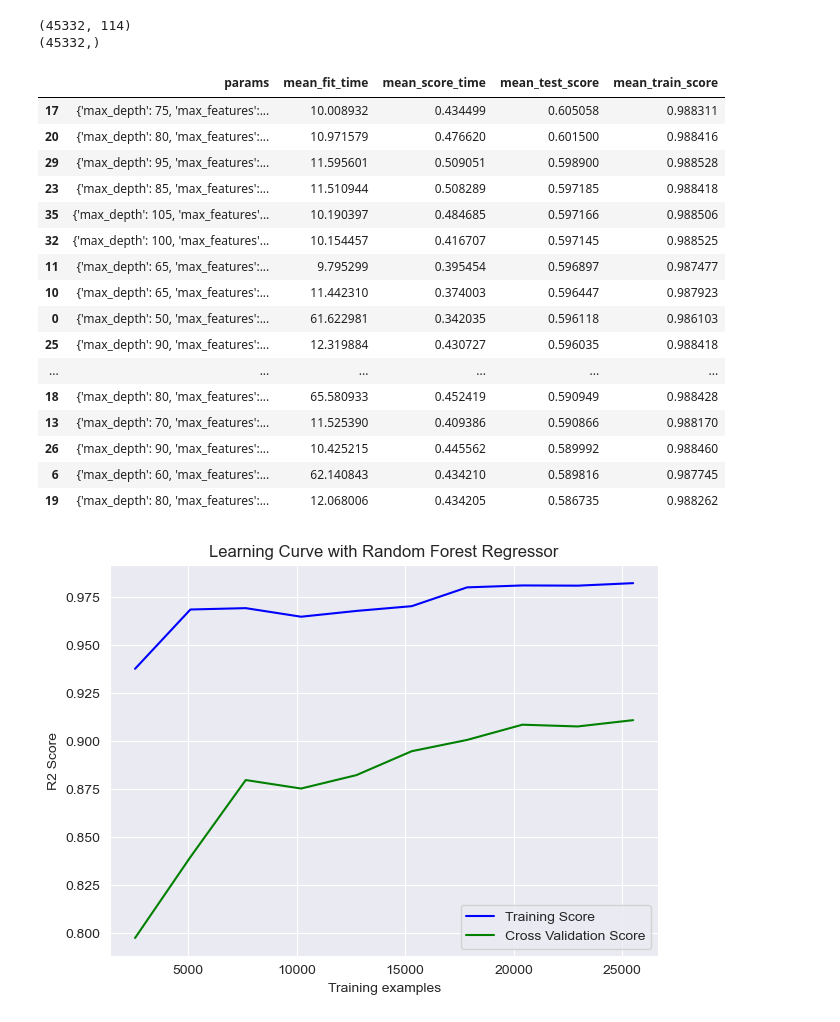
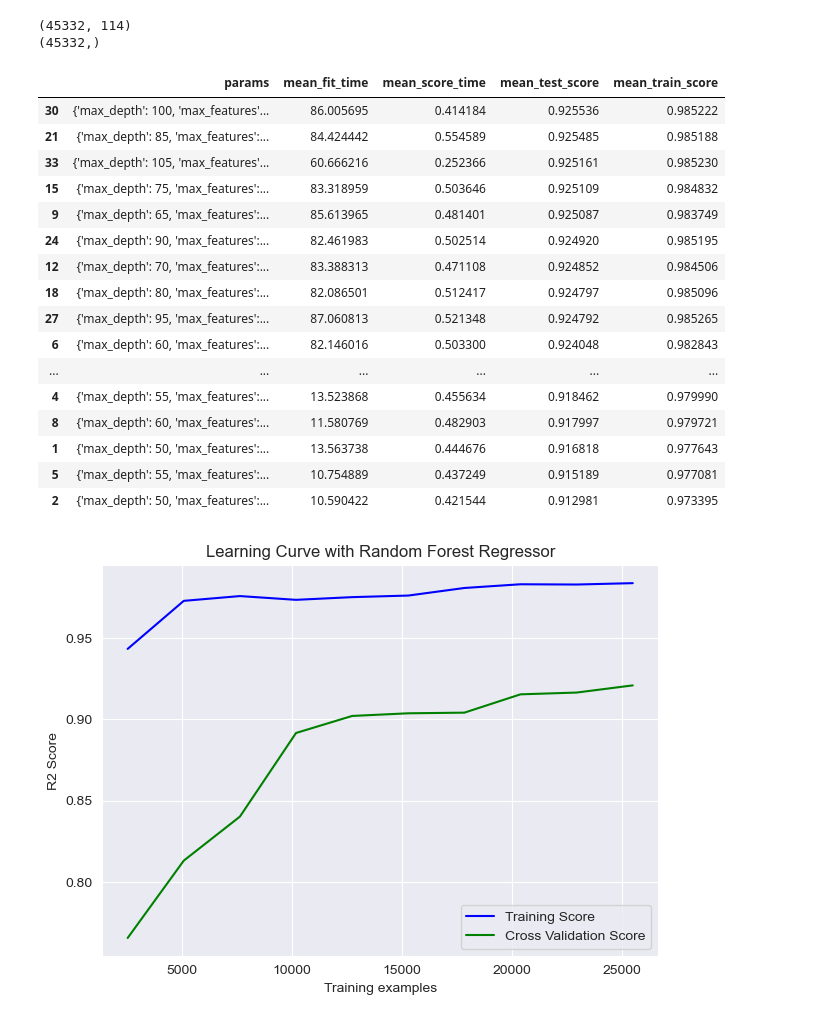
Before and after one commit to MinhPhucLe/Machine-Learning-Project-2023.2, a Jupyter notebook: notebooks/RandomForest/RandomForest_3.ipynb, the cells around one changed output. Drawn from its saved outputs; the diff is of its cells as text; code cells hidden in the pictures.

Commit message:
:hammer: Random Forest

```diff
--- a/notebooks/RandomForest/RandomForest_3.ipynb
+++ b/notebooks/RandomForest/RandomForest_3.ipynb
@@ -20,7 +20,7 @@ for column in data:
         # Drop rows where the column's value is in the to_drop list
         data = data[~data[column].isin(to_drop)]
 for column in data:
-    if column in ["bhk","status","house_type","new"]:
+    if column in ["bhk","status","house_type","new","age"]:
         print("Column Name: ", column)
         print(data[column].unique())
         print(data[column].value_counts())
@@ -105,52 +105,52 @@ def hypersearch(model, model_name, param_grid, X_train, Y_train, scoring='r2'):
     pickle.dump(best_model, open(model_name, 'wb'))
     return best_model
 
-model = hypersearch(RandomForestRegressor(random_state=42), model_file, param_grid, X, Y)
+model = hypersearch(RandomForestRegressor(random_state=42), model_file, param_grid, X_train, Y_train)
 # %% [output]
 |  | params | mean_fit_time | mean_score_time | mean_test_score | mean_train_score |
-| 17 | {'max_depth': 75, 'max_features':... | 10.008932 | 0.434499 | 0.605058 | 0.988311 |
-| 20 | {'max_depth': 80, 'max_features':... | 10.971579 | 0.476620 | 0.601500 | 0.988416 |
-| 29 | {'max_depth': 95, 'max_features':... | 11.595601 | 0.509051 | 0.598900 | 0.988528 |
-| 23 | {'max_depth': 85, 'max_features':... | 11.510944 | 0.508289 | 0.597185 | 0.988418 |
-| 35 | {'max_depth': 105, 'max_features'... | 10.190397 | 0.484685 | 0.597166 | 0.988506 |
-| 32 | {'max_depth': 100, 'max_features'... | 10.154457 | 0.416707 | 0.597145 | 0.988525 |
-| 11 | {'max_depth': 65, 'max_features':... | 9.795299 | 0.395454 | 0.596897 | 0.987477 |
-| 10 | {'max_depth': 65, 'max_features':... | 11.442310 | 0.374003 | 0.596447 | 0.987923 |
-| 0 | {'max_depth': 50, 'max_features':... | 61.622981 | 0.342035 | 0.596118 | 0.986103 |
-| 25 | {'max_depth': 90, 'max_features':... | 12.319884 | 0.430727 | 0.596035 | 0.988418 |
+| 30 | {'max_depth': 100, 'max_features'... | 86.005695 | 0.414184 | 0.925536 | 0.985222 |
+| 21 | {'max_depth': 85, 'max_features':... | 84.424442 | 0.554589 | 0.925485 | 0.985188 |
+| 33 | {'max_depth': 105, 'max_features'... | 60.666216 | 0.252366 | 0.925161 | 0.985230 |
+| 15 | {'max_depth': 75, 'max_features':... | 83.318959 | 0.503646 | 0.925109 | 0.984832 |
+| 9 | {'max_depth': 65, 'max_features':... | 85.613965 | 0.481401 | 0.925087 | 0.983749 |
+| 24 | {'max_depth': 90, 'max_features':... | 82.461983 | 0.502514 | 0.924920 | 0.985195 |
+| 12 | {'max_depth': 70, 'max_features':... | 83.388313 | 0.471108 | 0.924852 | 0.984506 |
+| 18 | {'max_depth': 80, 'max_features':... | 82.086501 | 0.512417 | 0.924797 | 0.985096 |
+| 27 | {'max_depth': 95, 'max_features':... | 87.060813 | 0.521348 | 0.924792 | 0.985265 |
+| 6 | {'max_depth': 60, 'max_features':... | 82.146016 | 0.503300 | 0.924048 | 0.982843 |
 | ... | ... | ... | ... | ... | ... |
-| 18 | {'max_depth': 80, 'max_features':... | 65.580933 | 0.452419 | 0.590949 | 0.988428 |
-| 13 | {'max_depth': 70, 'max_features':... | 11.525390 | 0.409386 | 0.590866 | 0.988170 |
-| 26 | {'max_depth': 90, 'max_features':... | 10.425215 | 0.445562 | 0.589992 | 0.988460 |
-| 6 | {'max_depth': 60, 'max_features':... | 62.140843 | 0.434210 | 0.589816 | 0.987745 |
-| 19 | {'max_depth': 80, 'max_features':... | 12.068006 | 0.434205 | 0.586735 | 0.988262 |
+| 4 | {'max_depth': 55, 'max_features':... | 13.523868 | 0.455634 | 0.918462 | 0.979990 |
+| 8 | {'max_depth': 60, 'max_features':... | 11.580769 | 0.482903 | 0.917997 | 0.979721 |
+| 1 | {'max_depth': 50, 'max_features':... | 13.563738 | 0.444676 | 0.916818 | 0.977643 |
+| 5 | {'max_depth': 55, 'max_features':... | 10.754889 | 0.437249 | 0.915189 | 0.977081 |
+| 2 | {'max_depth': 50, 'max_features':... | 10.590422 | 0.421544 | 0.912981 | 0.973395 |
 # %%
 from sklearn.model_selection import learning_curve
 
 # Calculate accuracy on training and test set using the
 # gamma parameter with 5-fold cross validation
-train_sizes, train_score, val_score = learning_curve(RandomForestRegressor(n_estimators=10,max_depth=75,max_features='log2', random_state=42), X_train, Y_train,
+train_sizes, train_score, val_score = learning_curve(RandomForestRegressor(n_estimators=10,max_depth=100,max_features=None, random_state=42), X_train, Y_train,
                                           cv=4, train_sizes=np.linspace(0.1, 1.0, 10),scoring="r2")
 
 train_score_mean = np.mean(train_score, axis=1)
 train_score_std = np.std(train_score, axis=1)
 
 val_score_mean = np.mean(val_score, axis=1)
 val_score_std = np.std(val_score, axis=1)
 
 plt.plot(train_sizes, train_score_mean,
          label="Training Score", color='b')
 plt.plot(train_sizes, val_score_mean,
          label="Cross Validation Score", color='g')
 # Creating the plot
 plt.title("Learning Curve with Random Forest Regressor")
 plt.xlabel("Training examples")
 plt.ylabel("R2 Score")
 plt.tight_layout()
 plt.legend(loc='best')
 plt.show()
 # %% [output]
-[figure, old version]
+[figure, new version]
 # %%
 # start = time.time()
 # # Create the model
```
Also changed, not shown: parts of 6 cells of this notebook, 2 other files.
